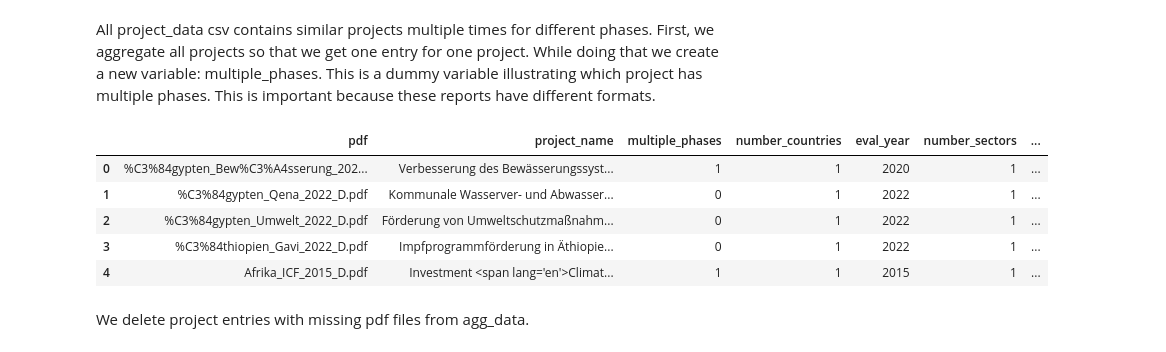
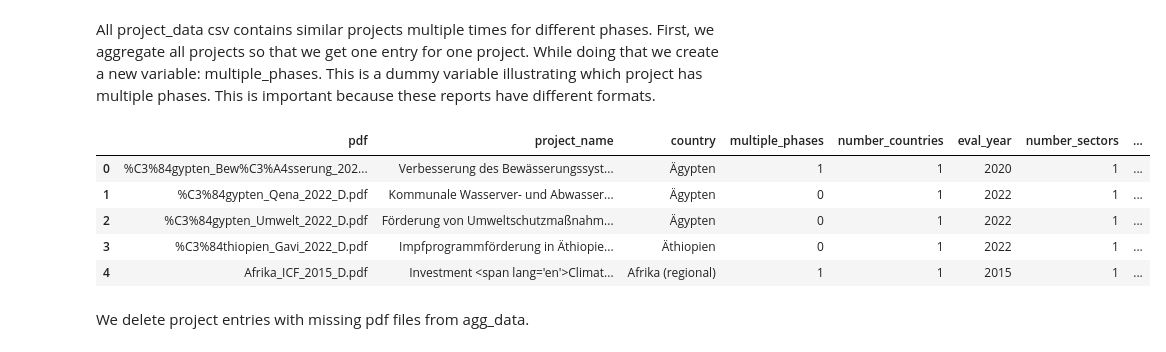
Before and after one commit to Marius057/TermPaperDEVAL, a Jupyter notebook: 2_document_clustering.ipynb, the cells around one changed output. Drawn from its saved outputs; the diff is of its cells as text; code cells hidden in the pictures.

```diff
--- a/2_document_clustering.ipynb
+++ b/2_document_clustering.ipynb
@@ -31,36 +31,40 @@ All project_data csv contains similar projects multiple times for different phas
 # %%
 project_data = pd.read_csv("project_data.csv")
 
 agg_data = project_data.groupby('pdf').agg(
     project_name=('project_name', 'first'),
+    country=('country', 'first'),
     multiple_phases=('project_name', 'nunique'),
     number_countries=('country', 'nunique'),
     eval_year=('year', 'first'),
     number_sectors=('sector', 'nunique'),
     number_subsectors=('subsector', 'nunique'),
     mean_investment=('investment', 'mean'),
     number_funding_source=('fund_source', 'nunique'),
     number_carrier_type=('carrier_type', 'nunique'),
     overall_rating=('overall_rating', 'last'),
     relevance=('relevance', 'mean'),
     coherence=('coherence', 'mean'),
     effectivity=('effectivity', 'mean'),
     efficiency=('efficiency', 'mean'),
     impact=('impact', 'mean'),
     sustainability=('sustainability', 'mean'),
-    url=('url', 'first')
+    url=('url', 'first'),
+    outcome_fully=('outcome_fully', 'mean'),
+    outcome_partially=('outcome_partially', 'mean'),
+    outcome_not=('outcome_not', 'mean')
 ).reset_index()
 
 agg_data["multiple_phases"] = agg_data["multiple_phases"].apply(lambda x: 0 if x == 1 else 1)
 
 agg_data.head()
 # %% [output]
-|  | pdf | project_name | multiple_phases | number_countries | eval_year | number_sectors | ... |
-| 0 | %C3%84gypten_Bew%C3%A4sserung_202... | Verbesserung des Bewässerungssyst... | 1 | 1 | 2020 | 1 | ... |
-| 1 | %C3%84gypten_Qena_2022_D.pdf | Kommunale Wasserver- und Abwasser... | 0 | 1 | 2022 | 1 | ... |
-| 2 | %C3%84gypten_Umwelt_2022_D.pdf | Förderung von Umweltschutzmaßnahm... | 0 | 1 | 2022 | 1 | ... |
-| 3 | %C3%84thiopien_Gavi_2022_D.pdf | Impfprogrammförderung in Äthiopie... | 0 | 1 | 2022 | 1 | ... |
-| 4 | Afrika_ICF_2015_D.pdf | Investment <span lang='en'>Climat... | 1 | 1 | 2015 | 1 | ... |
+|  | pdf | project_name | country | multiple_phases | number_countries | eval_year | number_sectors | ... |
+| 0 | %C3%84gypten_Bew%C3%A4sserung_202... | Verbesserung des Bewässerungssyst... | Ägypten | 1 | 1 | 2020 | 1 | ... |
+| 1 | %C3%84gypten_Qena_2022_D.pdf | Kommunale Wasserver- und Abwasser... | Ägypten | 0 | 1 | 2022 | 1 | ... |
+| 2 | %C3%84gypten_Umwelt_2022_D.pdf | Förderung von Umweltschutzmaßnahm... | Ägypten | 0 | 1 | 2022 | 1 | ... |
+| 3 | %C3%84thiopien_Gavi_2022_D.pdf | Impfprogrammförderung in Äthiopie... | Äthiopien | 0 | 1 | 2022 | 1 | ... |
+| 4 | Afrika_ICF_2015_D.pdf | Investment <span lang='en'>Climat... | Afrika (regional) | 1 | 1 | 2015 | 1 | ... |
 # %% [markdown]
 We delete project entries with missing pdf files from agg_data.
 # %%
```
Also changed, not shown: parts of 9 cells of this notebook, 4 other files.
